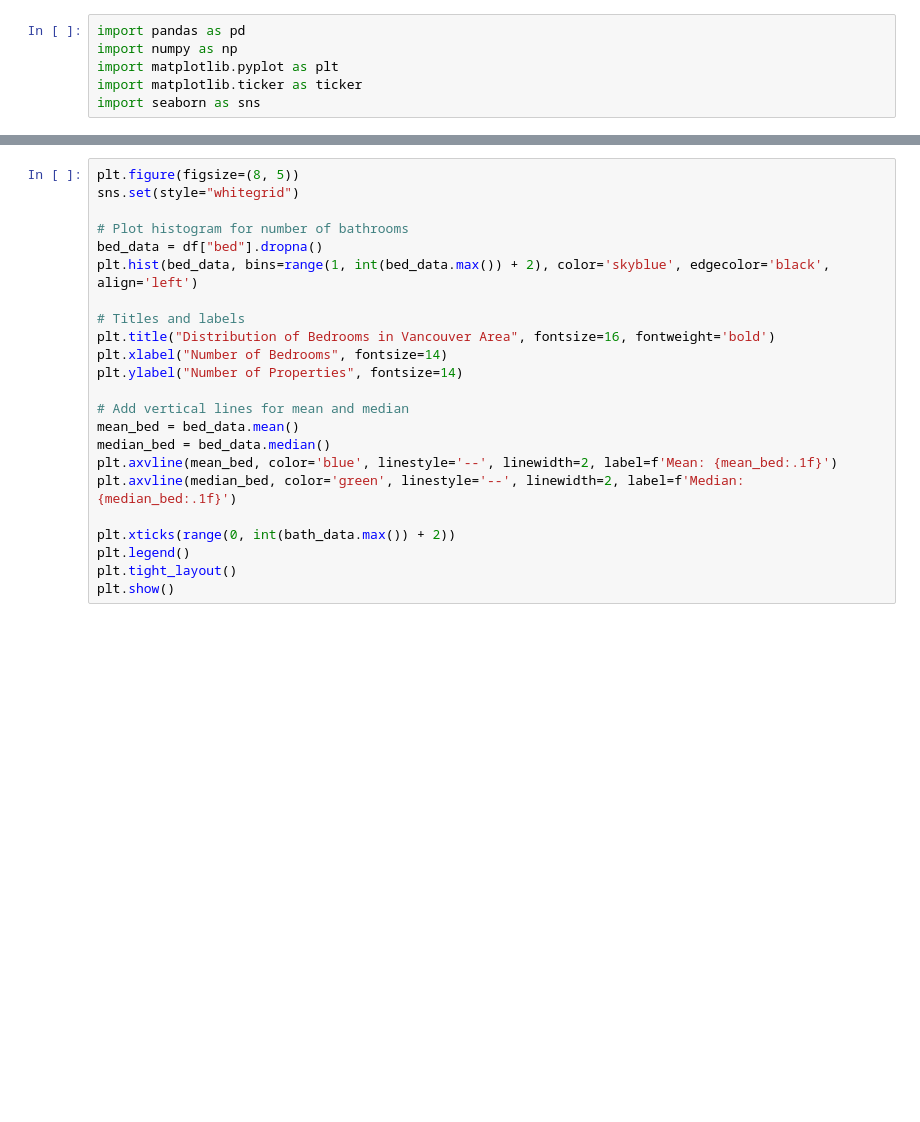
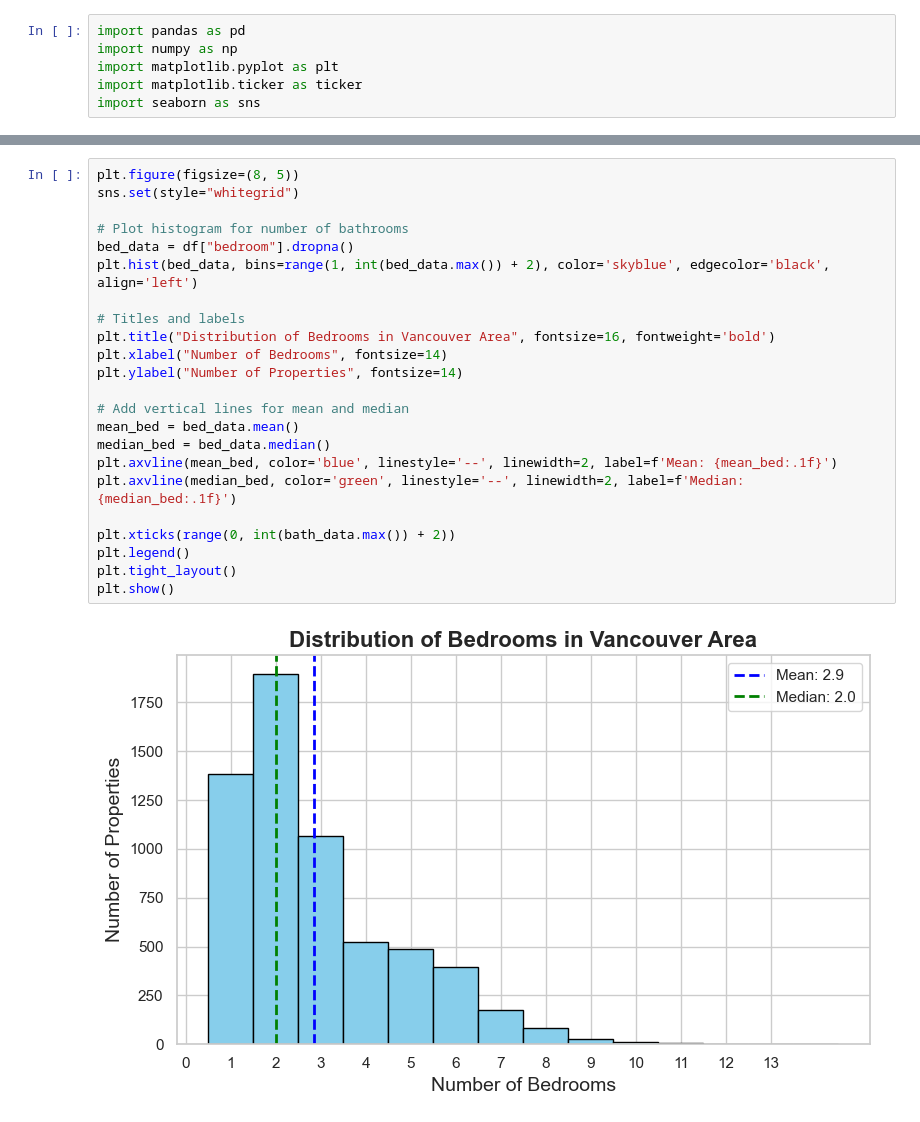
Before and after one commit to chrisgqy/Redfin_RealEstate_ETL, a Jupyter notebook: notebook/load_and_eda.ipynb, the cells around one changed output, grey strips where cells are left out. Cells and saved outputs as stored; diff of their text form; blank space fills up the shorter version.

```diff
--- a/notebook/load_and_eda.ipynb
+++ b/notebook/load_and_eda.ipynb
@@ -98,24 +106,26 @@ plt.show()
 # %%
 plt.figure(figsize=(8, 5))
 sns.set(style="whitegrid")
 
 # Plot histogram for number of bathrooms
-bed_data = df["bed"].dropna()
+bed_data = df["bedroom"].dropna()
 plt.hist(bed_data, bins=range(1, int(bed_data.max()) + 2), color='skyblue', edgecolor='black', align='left')
 
 # Titles and labels
 plt.title("Distribution of Bedrooms in Vancouver Area", fontsize=16, fontweight='bold')
 plt.xlabel("Number of Bedrooms", fontsize=14)
 plt.ylabel("Number of Properties", fontsize=14)
 
 # Add vertical lines for mean and median
 mean_bed = bed_data.mean()
 median_bed = bed_data.median()
 plt.axvline(mean_bed, color='blue', linestyle='--', linewidth=2, label=f'Mean: {mean_bed:.1f}')
 plt.axvline(median_bed, color='green', linestyle='--', linewidth=2, label=f'Median: {median_bed:.1f}')
 
 plt.xticks(range(0, int(bath_data.max()) + 2))
 plt.legend()
 plt.tight_layout()
 plt.show()
+# %% [output]
+[figure, added]
 # %%
```
Also changed, not shown: parts of 5 cells of this notebook.
